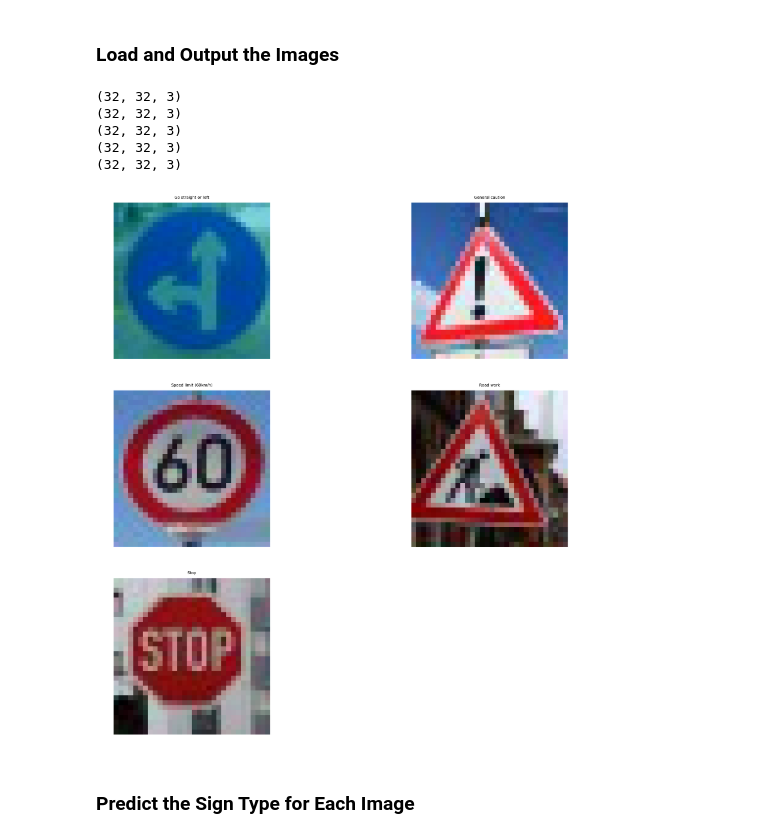
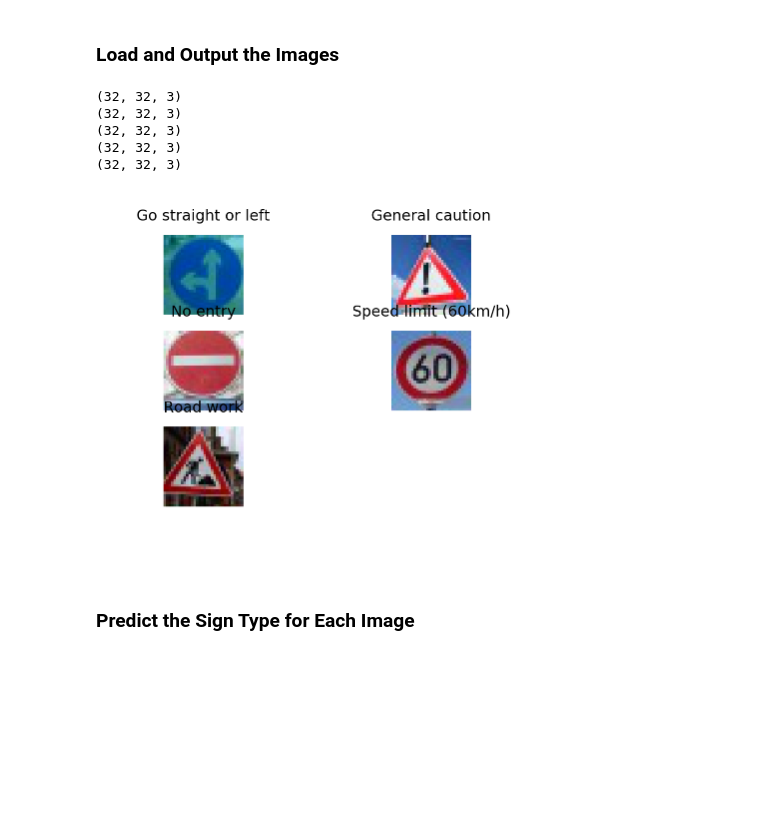
Before and after one commit to Walter1218/self_driving_car_ND, a Jupyter notebook: CarND-Traffic-Sign-Classifier-Project-2/Traffic_Sign_Classifier.ipynb, the cells around one changed output. Saved outputs shown, nothing was run; the diff lists cells and outputs as text; code cells hidden in the pictures; blank space fills up the shorter version.

```diff
--- a/CarND-Traffic-Sign-Classifier-Project-2/Traffic_Sign_Classifier.ipynb
+++ b/CarND-Traffic-Sign-Classifier-Project-2/Traffic_Sign_Classifier.ipynb
@@ -529,12 +836,12 @@ def net_architecture(x, keep_prob, architecture = 0):
 tf.reset_default_graph()
 
 #Input
-x = neural_net_image_input((32,32,4))
+x = neural_net_image_input((32,32,3))
 y = neural_net_label_input(43)
 keep_prob = neural_net_keep_prob_input()
 
 #Model
-logits = net_architecture(x, keep_prob, architecture = 0)
+logits = net_architecture(x, keep_prob, architecture = 1)
 
 #Name logits Tensor,
 logits = tf.identity(logits, name='logits')
@@ -591,7 +898,7 @@ def print_stats(session, feature_batch, label_batch, cost, accuracy):
     print("current session loss: {:.4f}, valid accuracy is: {:.4f}".format(curr_loss, valid_acc))
 # %%
 # Hyperparameters
-epochs = 50
+epochs = 45
 batch_size = 128
 keep_probability = 0.7
 save_model_path = './classification'
@@ -599,7 +906,7 @@ save_model_path = './classification'
 # Train the nets
 with tf.Session() as sess:
     sess.run(tf.global_variables_initializer())
-    num_examples = len(X_train)
+    num_examples = len(features_balanced_train)
 
     print("Training...")
     print()
@@ -607,7 +914,7 @@ with tf.Session() as sess:
         #X_train, y_train = shuffle(features_train, y_train)
         for offset in range(0, num_examples,batch_size):
             end = offset + batch_size
-            batch_x, batch_y = features_train[offset:end], labels_train[offset:end]
+            batch_x, batch_y = features_balanced_train[offset:end], labels_train[offset:end]
             train_neural_network(sess, optimizer, keep_probability, batch_x, batch_y)
         print('Epoch {:>2} '.format(i + 1), end='')
         print_stats(sess, batch_x, batch_y, cost, accuracy)
@@ -742,45 +1059,45 @@ You may find `signnames.csv` useful as it contains mappings from the class id (i
 ### Load the images and plot them here.
 ### Feel free to use as many code cells as needed.
 #load the images and set the label y for each input image
-image_features_files = ["traffic_signs_0_.jpg","traffic_signs_1.jpg","traffic_signs_3.jpg","traffic_signs_4.jpg","traffic_signs_5.jpg"]
+image_features_files = ["traffic_signs_0_.jpg","traffic_signs_1.jpg","traffic_signs_2.jpg","traffic_signs_3.jpg","traffic_signs_4.jpg"]
 df = pd.read_csv("signnames.csv")
 names = []
 for i in range(df.shape[0]):
     names.append(df.iloc[i].SignName)
-image_labels = [names[37],names[18],names[3],names[25],names[14]]
-img_mat = [37,18,3,25,14]
+image_labels = [names[37],names[18],names[17],names[3],names[25]]
+img_mat = [37,18,17,3,25]
 # %%
 #display the images here
 import cv2
 from skimage import transform,data
 from PIL import Image
 import matplotlib.image as mpimg
 
 address = "images_from_web/"
-plt.figure(figsize = (15,15), dpi = 180)
+plt.figure(figsize = (3,2), dpi = 180)
 # display the images and show the labels here
 imgs = []
 labs = []
 for i in range(5):
     ax = plt.subplot(3,2,i+1)
     ax.axis('off')
     image = mpimg.imread(address+image_features_files[i])
     print(image.shape)
     #image = Image.open(address+image_features_files[i]).convert("L")
     image = transform.resize(image,(32,32))
     imgs.append(image)
     #print(image)
     ax.set_title("{0}".format(image_labels[i]),fontsize=6)
     labs.append(img_mat[i])
     ax.imshow(image)
 plt.show()
 # %% [output]
 (32, 32, 3)
 (32, 32, 3)
 (32, 32, 3)
 (32, 32, 3)
 (32, 32, 3)
-[figure, old version]
+[figure, new version]
 # %% [markdown]
 ### Predict the Sign Type for Each Image
 # %%
```
Also changed, not shown: parts of 46 cells of this notebook, 1 other file.
